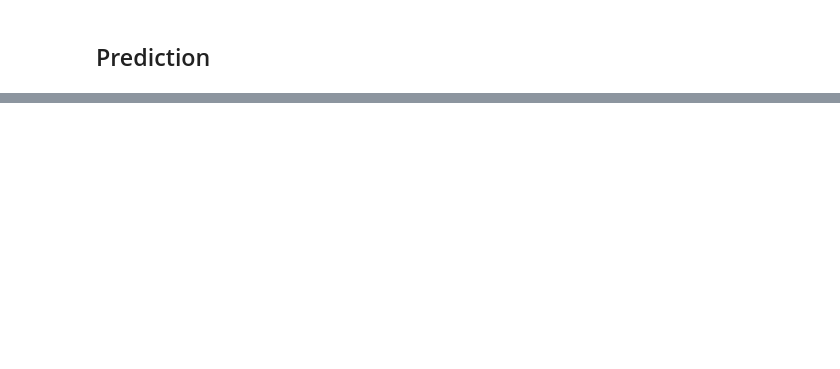
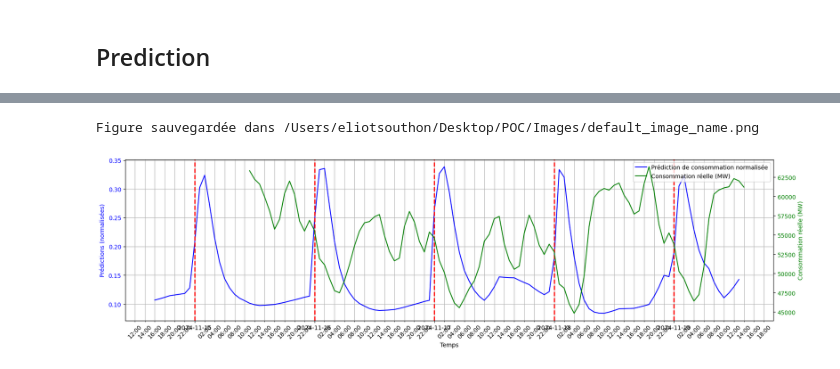
Before and after one commit to Esouthon/POC, a Jupyter notebook: Code/02_predict.ipynb, the cells around one changed output, grey strips where cells are left out. Drawn from its saved outputs; the diff is of its cells as text; code cells hidden in the pictures; blank space fills up the shorter version.

```diff
--- a/Code/02_predict.ipynb
+++ b/Code/02_predict.ipynb
@@ -32,5 +33,5 @@ Liste des chemins des fichiers CSV :
 ## Prediction
 # %%
 # Charger le modèle sauvegardé avec TensorFlow
-model = tf.keras.models.load_model('/Users/eliotsouthon/Desktop/POC/POC/model_save/modele_sauvegarde.h5')
+model = tf.keras.models.load_model('/Users/eliotsouthon/Desktop/POC/model_save/modele_sauvegarde.h5')
 # %% [output]
@@ -120,0 +215,52 @@ ValueError: x and y must have same first dimension, but have shapes (120,) and (
+# %%
+import matplotlib.pyplot as plt
+import matplotlib.dates as mdates
+
+# Tracer le graphique
+fig, ax1 = plt.subplots(figsize=(20, 5))
+
+# Tracer la première courbe (prédictions) sur l'axe principal (gauche)
+ax1.plot(data_raw['date'], predictions, label='Prédiction de consommation normalisée', color='blue')
+ax1.set_xlabel('Temps')
+ax1.set_ylabel('Prédictions (normalisées)', color='blue')
+ax1.tick_params(axis='y', labelcolor='blue')
+
+# Ajouter la deuxième courbe sur un axe secondaire (droite)
+ax2 = ax1.twinx()  # Crée un second axe des ordonnées
+ax2.plot(data_reality['Date'], data_reality['Consommation (MW)'], label='Consommation réelle (MW)', color='green')
+ax2.set_ylabel('Consommation réelle (MW)', color='green')
+ax2.tick_params(axis='y', labelcolor='green')
+
+# Définir le format des dates pour l'axe des x
+ax1.xaxis.set_major_locator(mdates.DayLocator(interval=1))  # Ticks principaux tous les jours
+ax1.xaxis.set_major_formatter(mdates.DateFormatter('%Y-%m-%d'))  # Format des dates principales
+ax1.xaxis.set_minor_locator(mdates.HourLocator(interval=2))  # Ticks secondaires toutes les 2 heures
+ax1.xaxis.set_minor_formatter(mdates.DateFormatter('%H:%M'))  # Format des heures secondaires
+
+# Rotation des labels pour lisibilité
+ax1.tick_params(axis='x', which='minor', rotation=45)  # Rotation des ticks mineurs
+ax1.tick_params(axis='x', which='major', rotation=0)  # Pas de rotation pour les ticks majeurs
+
+# Activer la grille
+ax1.grid(True, which='both')
+
+# Ajouter des lignes de grille rouges pour les débuts de journée
+for date in data_raw['date']:
+    if date.hour == 0 and date.minute == 0:  # Si c'est le début d'un nouveau jour
+        ax1.axvline(x=date, color='red', linestyle='--', lw=2)  # Ligne verticale rouge
+
+# Ajouter la légende combinée
+lines1, labels1 = ax1.get_legend_handles_labels()  # Lignes/légendes du premier axe
+lines2, labels2 = ax2.get_legend_handles_labels()  # Lignes/légendes du second axe
+ax1.legend(lines1 + lines2, labels1 + labels2, loc='upper right')  # Combiner et placer en haut à droite
+
+# Enregistrer l'image
+title = ax1.get_title()
+output_dir = "/Users/eliotsouthon/Desktop/POC/Images"
+ma_bibliotheque.save_figure(title, output_dir)
+
+# Afficher le graphique
+plt.show()
+# %% [output]
+Figure sauvegardée dans /Users/eliotsouthon/Desktop/POC/Images/default_image_name.png
+[figure, added]
```
Also changed, not shown: parts of 9 cells of this notebook, 20 other files.
